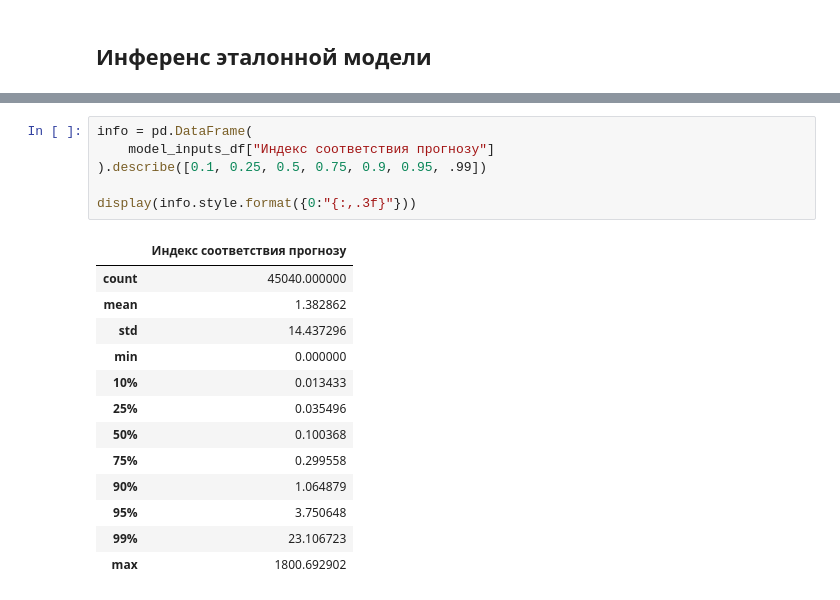
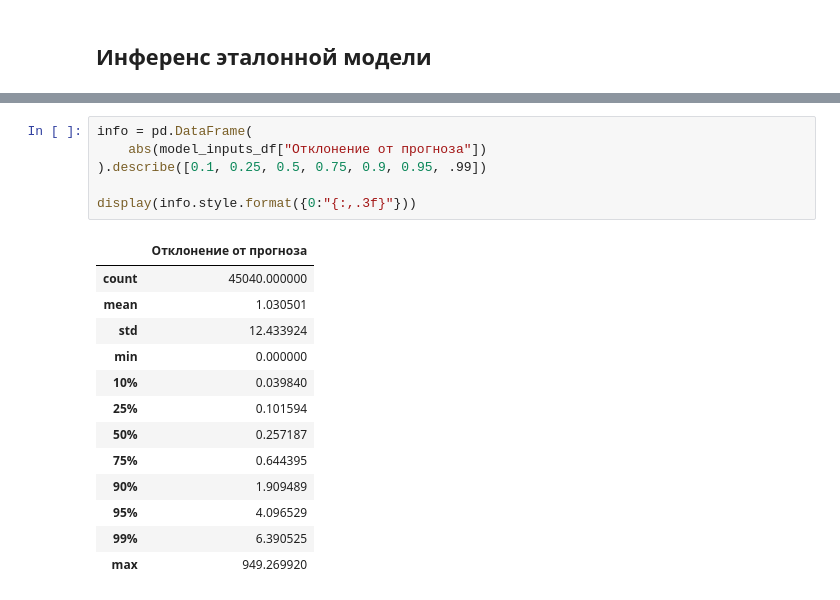
Before and after one commit to YaninaK/anomaly-detection, a Jupyter notebook: notebooks/03_Sequence_anomalies_inference.ipynb, the cells around one changed output, grey strips where cells are left out. Saved outputs shown, nothing was run; the diff lists cells and outputs as text.

```diff
--- a/notebooks/03_Sequence_anomalies_inference.ipynb
+++ b/notebooks/03_Sequence_anomalies_inference.ipynb
@@ -149,23 +151,23 @@ Wall time: 24.4 s
 # %%
 info = pd.DataFrame(
-    model_inputs_df["Индекс соответствия прогнозу"]
+    abs(model_inputs_df["Отклонение от прогноза"])
 ).describe([0.1, 0.25, 0.5, 0.75, 0.9, 0.95, .99])
 
 display(info.style.format({0:"{:,.3f}"}))
 # %% [output]
-|  | Индекс соответствия прогнозу |
+|  | Отклонение от прогноза |
 | count | 45040.000000 |
-| mean | 1.382862 |
-| std | 14.437296 |
+| mean | 1.030501 |
+| std | 12.433924 |
 | min | 0.000000 |
-| 10% | 0.013433 |
-| 25% | 0.035496 |
-| 50% | 0.100368 |
-| 75% | 0.299558 |
-| 90% | 1.064879 |
-| 95% | 3.750648 |
-| 99% | 23.106723 |
-| max | 1800.692902 |
+| 10% | 0.039840 |
+| 25% | 0.101594 |
+| 50% | 0.257187 |
+| 75% | 0.644395 |
+| 90% | 1.909489 |
+| 95% | 4.096529 |
+| 99% | 6.390525 |
+| max | 949.269920 |
 # %%
 print(f"result.shape = {result.shape}")
 result.sample(2)
```
Also changed, not shown: parts of 8 cells of this notebook.
